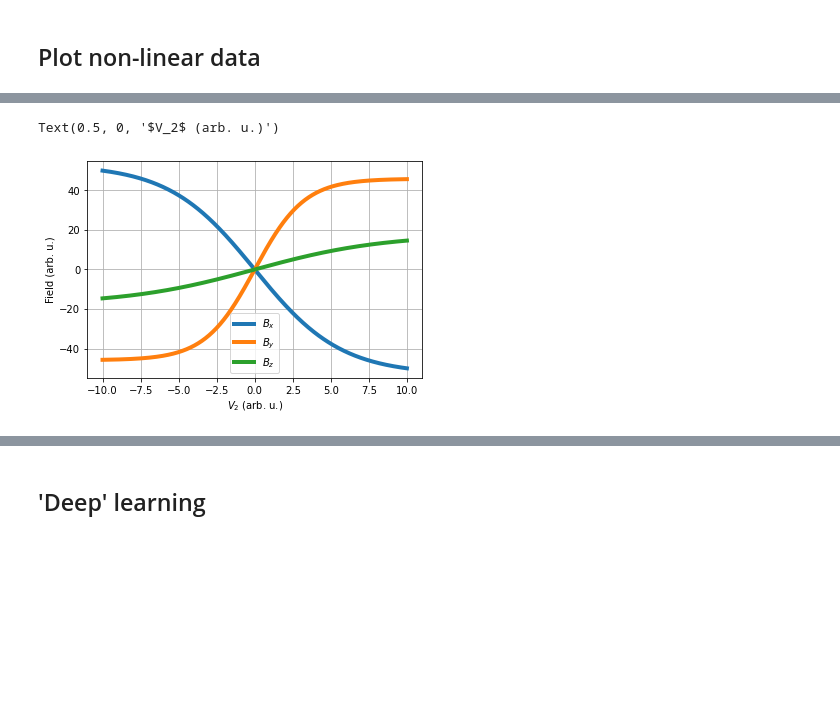
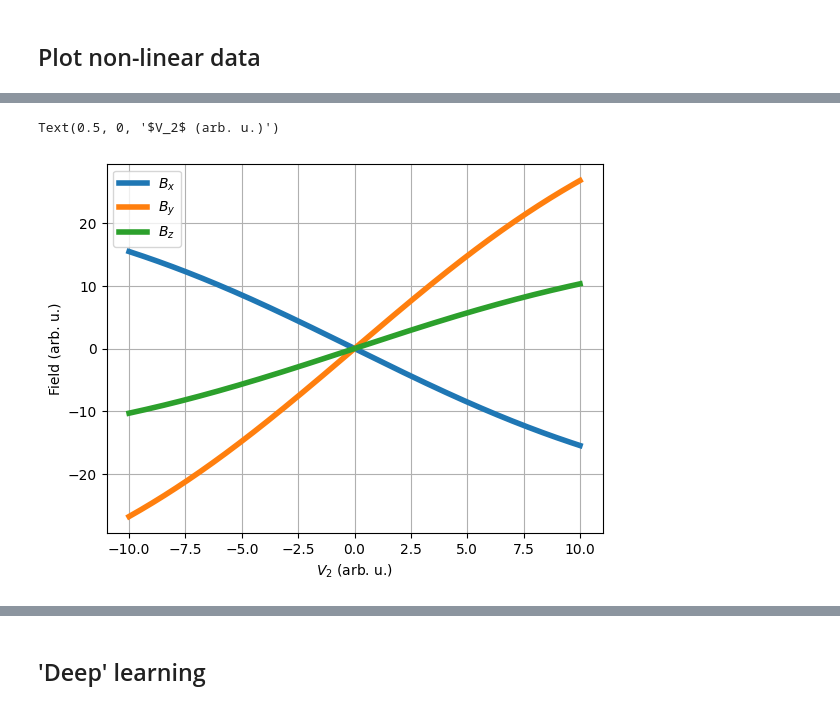
Before and after one commit to tretyakovmipt/TIRF-magnet-calibration, a Jupyter notebook: nonlinear_calibration.ipynb, the cells around one changed output, grey strips where cells are left out. Saved outputs shown, nothing was run; the diff lists cells and outputs as text; code cells hidden in the pictures; blank space fills up the shorter version.

```diff
--- a/nonlinear_calibration.ipynb
+++ b/nonlinear_calibration.ipynb
@@ -16,10 +44,19 @@ df = pd.read_csv('data/individual_calibration_set.csv')
 Bx, By, Bz = df['B_x'].to_numpy(), df['B_y'].to_numpy(), df['B_z'].to_numpy() # Extract fields
 V1, V2, V3 = df['V_1'].to_numpy(), df['V_2'].to_numpy(), df['V_3'].to_numpy()  # Extract voltages
 
+V_train = np.stack((V1, V2, V3), axis=1)
+nf = 15 # Non-linearity factor
+
+V_train = np.tanh(V_train/nf)*10
+
+M_ = np.loadtxt('data/lin_cal_mat.csv')
+M = np.linalg.inv(M_)
 # Introduce non-linearity
-nf = 15 # Non-linearity factor
 Bx, By, Bz = np.tanh(Bx/nf)*np.max(Bx), np.tanh(By/nf)*np.max(By), np.tanh(Bz/nf)*np.max(Bz)
 
-# Stack data for the network
-B_train = np.stack((Bx, By, Bz), axis=1)
-V_train = np.stack((V1, V2, V3), axis=1)
+B_train = []
+
+for V in V_train:
+    B_train.append(np.dot(M, V))
+
+B_train = np.array(B_train)
@@ -50,7 +80,7 @@ B_vs_V(V1, Bx, By, Bz)
 # %%
-ax2 = B_vs_V(V2, Bx, By, Bz)
+ax2 = B_vs_V(V2, B_train[:,0], B_train[:,1], B_train[:,2])
 ax2.set_xlabel(r'$V_2$ (arb. u.)')
 # %% [output]
 Text(0.5, 0, '$V_2$ (arb. u.)')
-[figure, old version]
+[figure, new version]
 # %%
```
Also changed, not shown: parts of 9 cells of this notebook.
